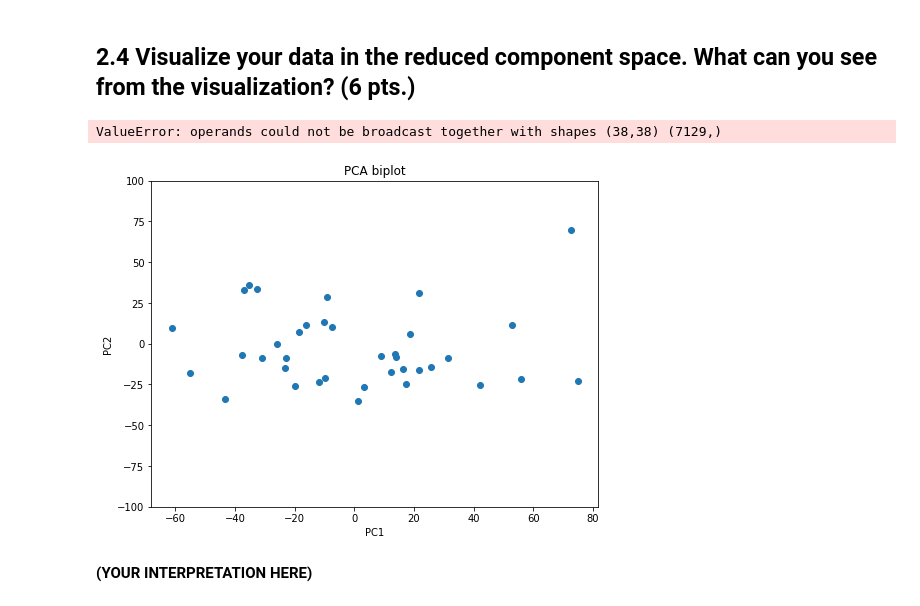
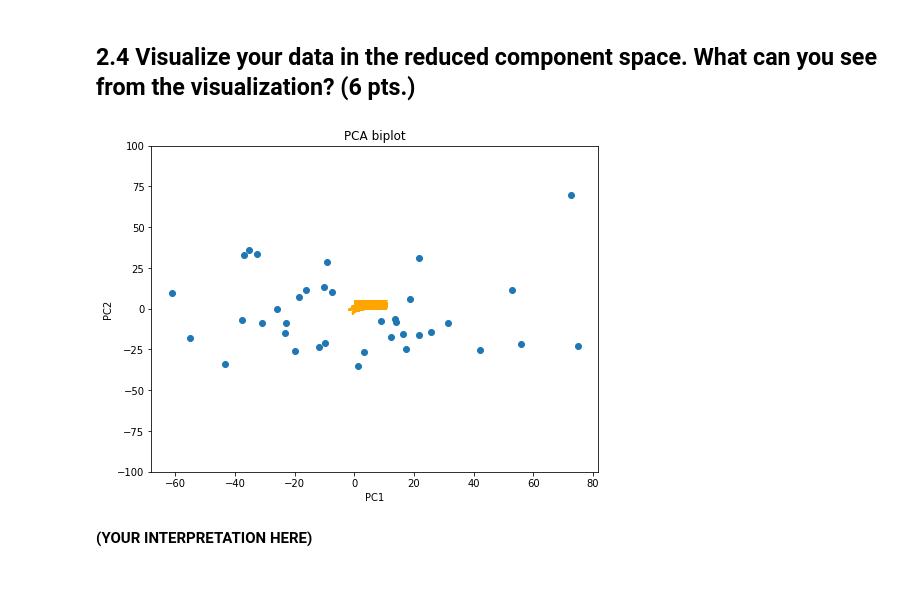
Before and after one commit to tengdann/si618, a Jupyter notebook: 618_HW8.ipynb, the cells around one changed output. Cells and saved outputs as stored; diff of their text form; code cells hidden in the pictures.

```diff
--- a/618_HW8.ipynb
+++ b/618_HW8.ipynb
@@ -193,24 +193,23 @@ __(YOUR INTERPRETATION HERE)__
 # %%
 ### YOUR CODE HERE ###
 X = pca_model.transform(df_train_norm.loc['1':'33'])
 plt.figure(figsize=(8,6))
 plt.scatter(X[:,0], X[:,1])
 plt.xlabel('PC1')
 plt.ylabel('PC2')
 plt.title('PCA biplot')
 plt.ylim(-100, 100)
 
 # Add variable unit vector projections
-V = pca_model.transform(np.identity(X.shape[1]))
+V = pca_model.transform(np.identity(7129))
 for i, v in enumerate(V):
     plt.annotate(df_train_norm.loc['1':'33'].columns[i],
                  xy=(0,0), xytext=v[:2]*10,
                  fontsize=13, color='orange',
                  arrowprops=dict(
                     arrowstyle='<-', linewidth=2, color='orange'))
 # %% [output]
-ValueError: operands could not be broadcast together with shapes (38,38) (7129,)
-[figure, old version]
+[figure, new version]
 # %% [markdown]
 __(YOUR INTERPRETATION HERE)__
 # %% [markdown]
```
Also changed, not shown: parts of 1 cell of this notebook.
